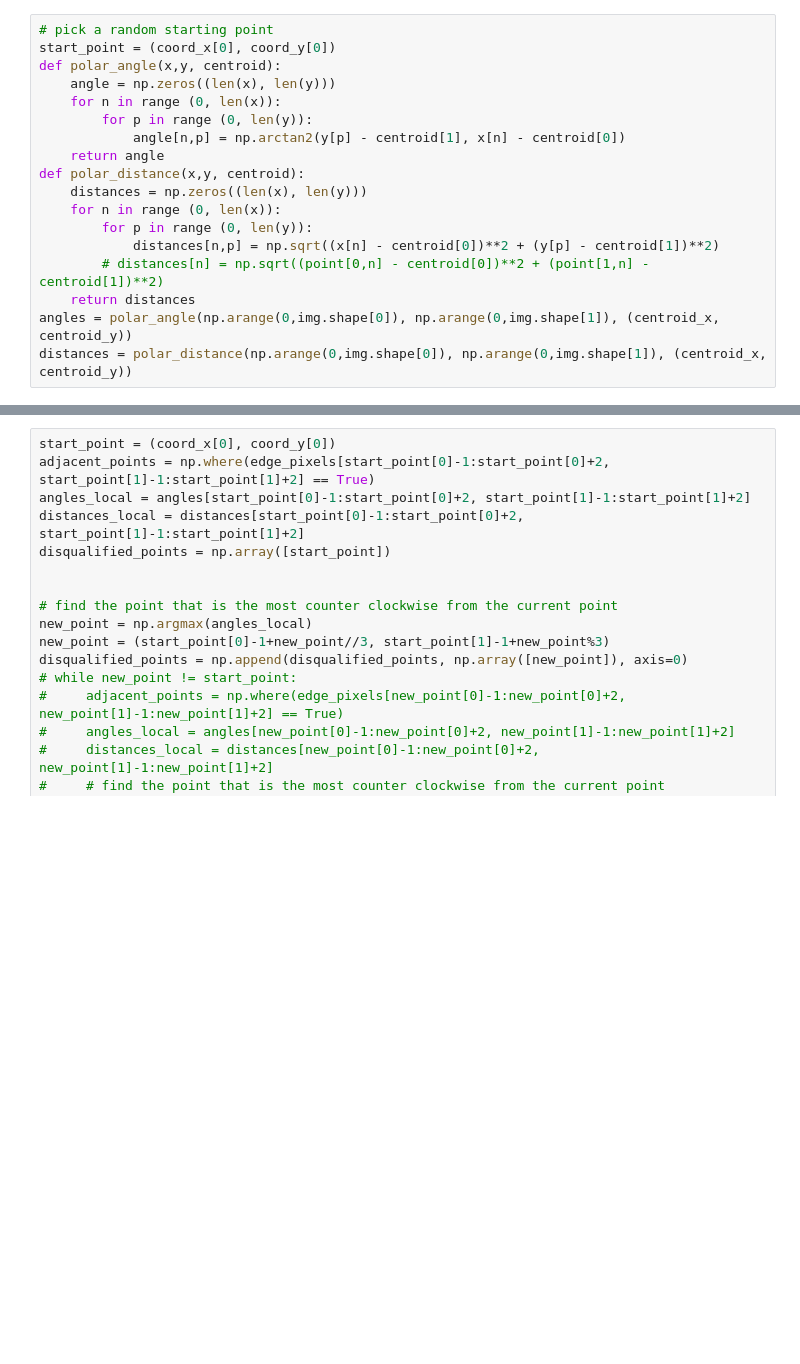
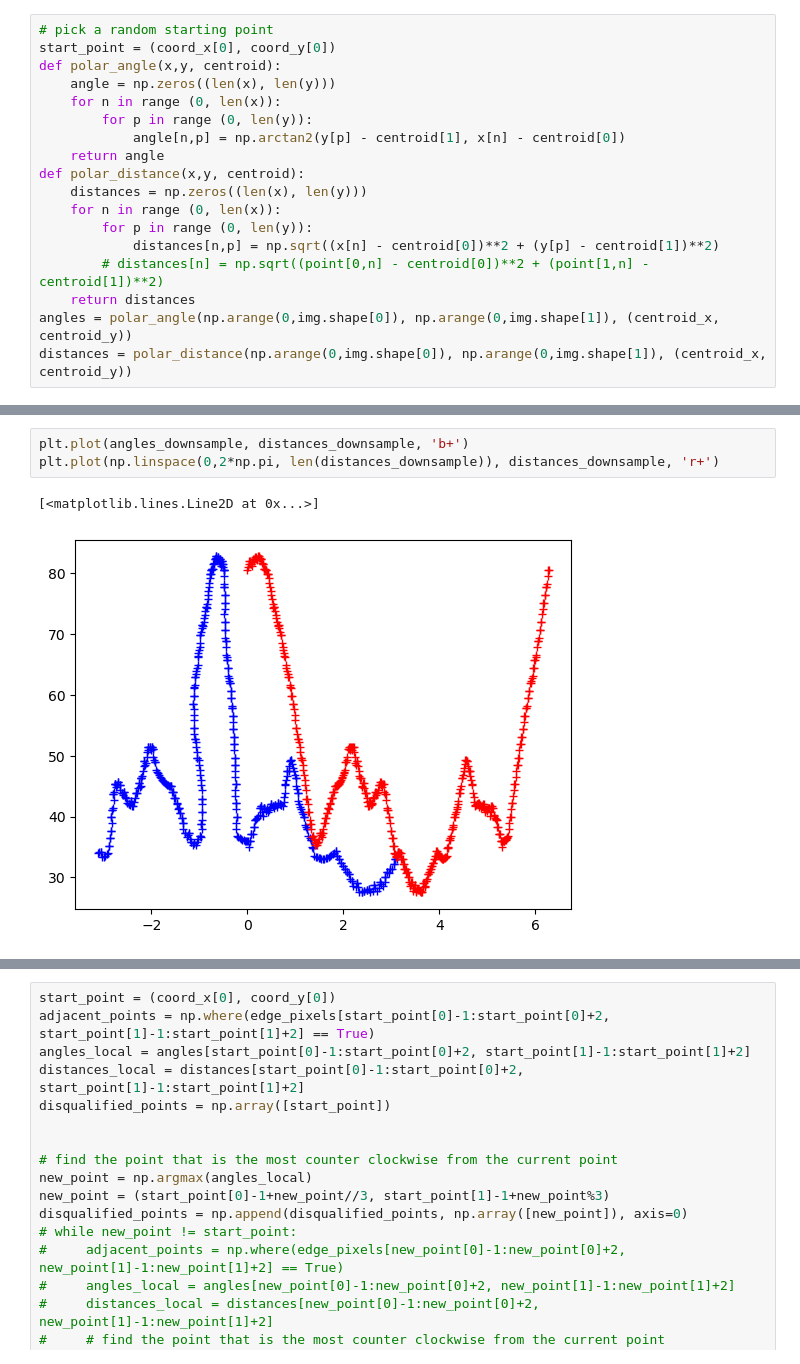
Before and after one commit to feltner515/ParticlePy, a Jupyter notebook: reentrant.ipynb, the cells around one changed output, grey strips where cells are left out. Drawn from its saved outputs; the diff is of its cells as text; blank space fills up the shorter version.

```diff
--- a/reentrant.ipynb
+++ b/reentrant.ipynb
@@ -105,0 +159,6 @@ distances = polar_distance(np.arange(0,img.shape[0]), np.arange(0,img.shape[1]),
+# %%
+plt.plot(angles_downsample, distances_downsample, 'b+')
+plt.plot(np.linspace(0,2*np.pi, len(distances_downsample)), distances_downsample, 'r+')
+# %% [output]
+[<matplotlib.lines.Line2D at 0x...>]
+[figure, added]
```
Also changed, not shown: parts of 39 cells of this notebook, 1 other file.
